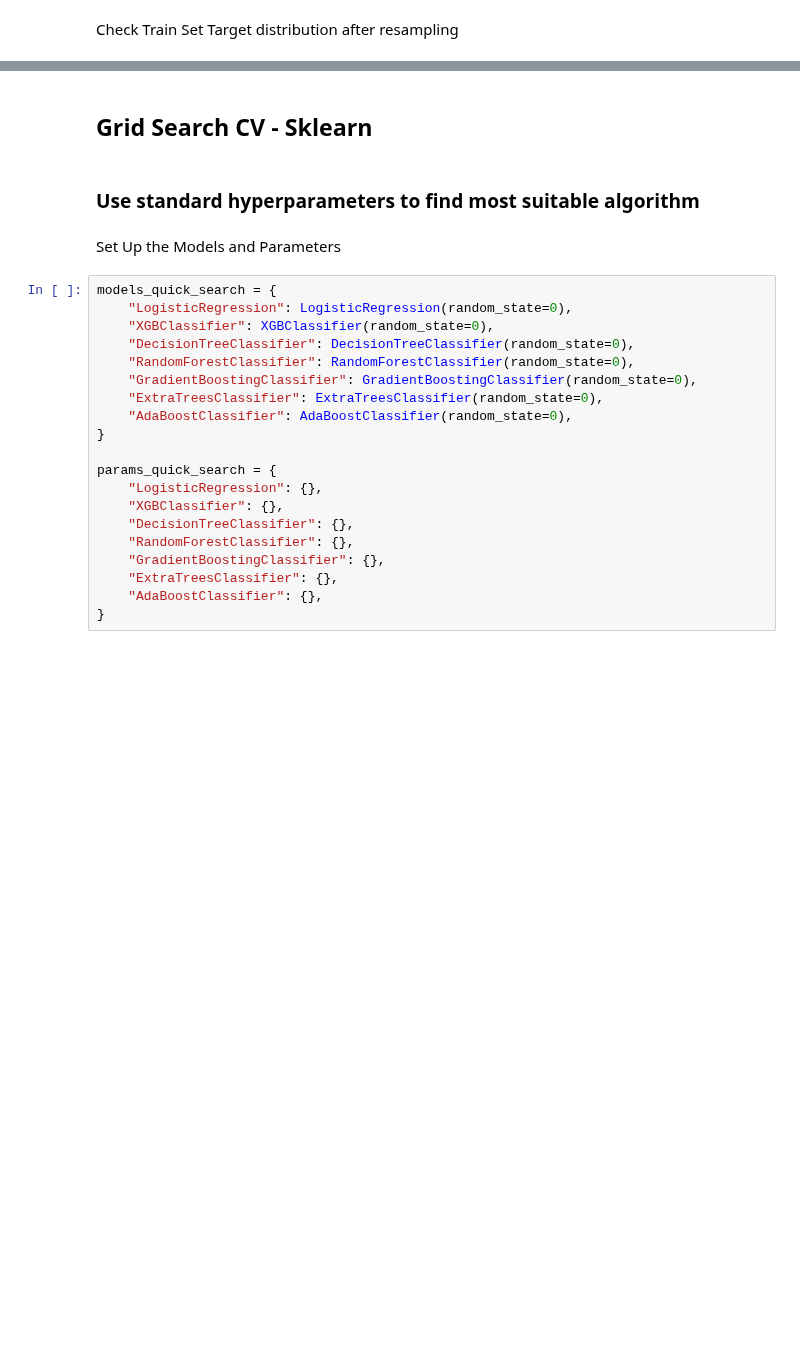
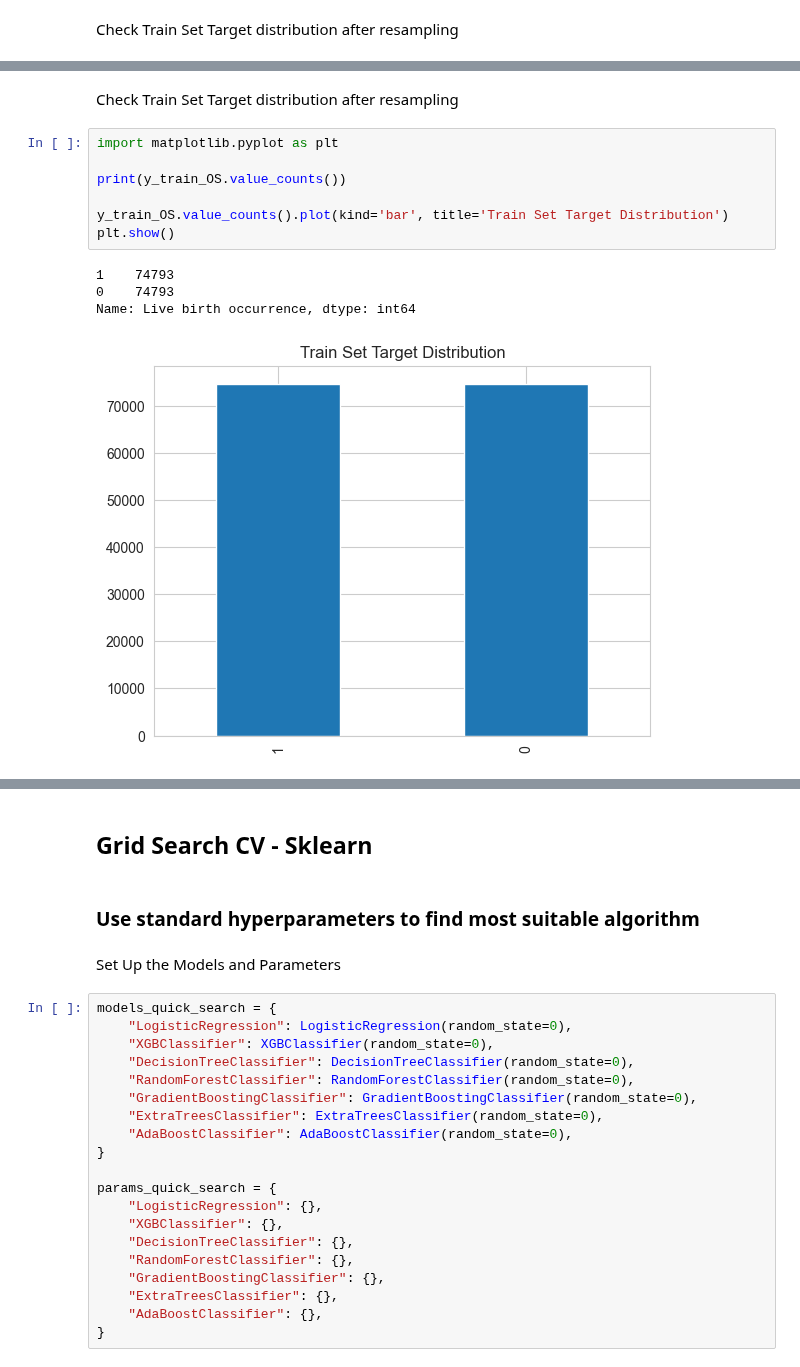
Before and after one commit to pswhdev/ivf-success-predictor, a Jupyter notebook: jupyter_notebooks/05 - Modeling and Evaluation Predict Success.ipynb, the cells around one changed output, grey strips where cells are left out. Drawn from its saved outputs; the diff is of its cells as text; blank space fills up the shorter version.

```diff
--- a/jupyter_notebooks/05 - Modeling and Evaluation Predict Success.ipynb
+++ b/jupyter_notebooks/05 - Modeling and Evaluation Predict Success.ipynb
@@ -770,0 +832,14 @@ plt.show()
+# %% [markdown]
+Check Train Set Target distribution after resampling
+# %%
+import matplotlib.pyplot as plt
+
+print(y_train_OS.value_counts())
+
+y_train_OS.value_counts().plot(kind='bar', title='Train Set Target Distribution')
+plt.show()
+# %% [output]
+1    74793
+0    74793
+Name: Live birth occurrence, dtype: int64
+[figure, added]
```
Also changed, not shown: parts of 72 cells of this notebook.
